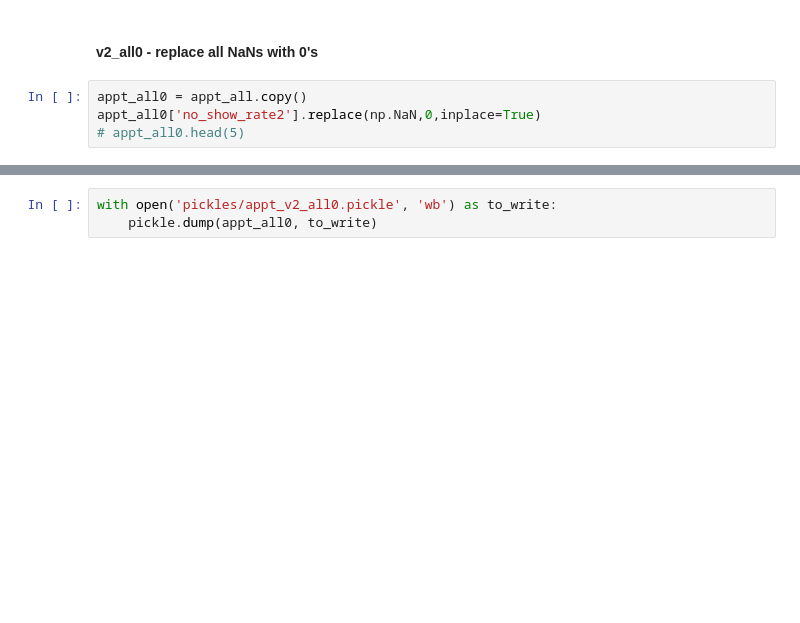
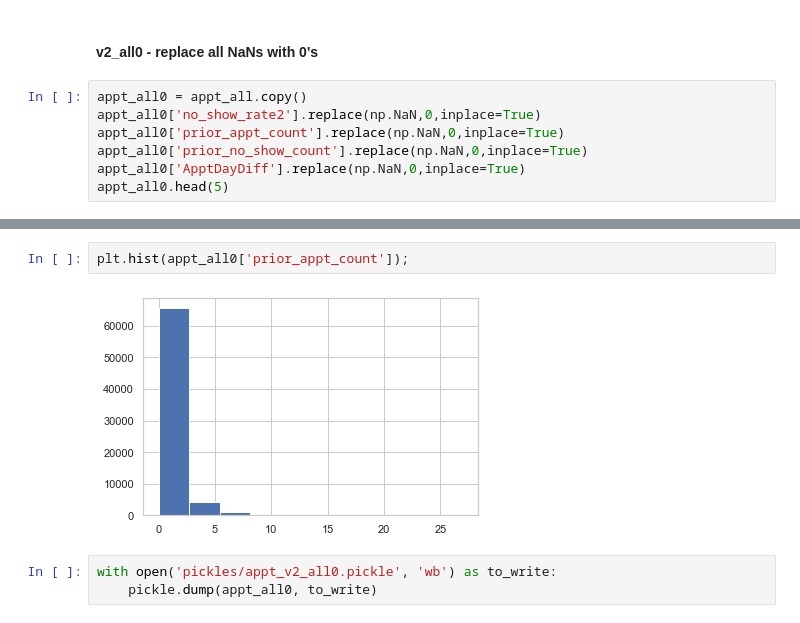
Before and after one commit to jocelynlau/metis-projects-2-5, a Jupyter notebook: project 3/2a. preliminary modeling and feature engineering.ipynb, the cells around one changed output, grey strips where cells are left out. Cells and saved outputs as stored; diff of their text form; blank space fills up the shorter version.

```diff
--- a/project 3/2a. preliminary modeling and feature engineering.ipynb
+++ b/project 3/2a. preliminary modeling and feature engineering.ipynb
@@ -443,4 +443,7 @@ appt_all.head(5)
 # %%
 appt_all0 = appt_all.copy()
 appt_all0['no_show_rate2'].replace(np.NaN,0,inplace=True)
-# appt_all0.head(5)
+appt_all0['prior_appt_count'].replace(np.NaN,0,inplace=True)
+appt_all0['prior_no_show_count'].replace(np.NaN,0,inplace=True)
+appt_all0['ApptDayDiff'].replace(np.NaN,0,inplace=True)
+appt_all0.head(5)
@@ -447,3 +458,7 @@ appt_all0['no_show_rate2'].replace(np.NaN,0,inplace=True)
+# %%
+plt.hist(appt_all0['prior_appt_count']);
+# %% [output]
+[figure, added]
 # %%
 with open('pickles/appt_v2_all0.pickle', 'wb') as to_write:
     pickle.dump(appt_all0, to_write)
```
Also changed, not shown: parts of 17 cells of this notebook, 10 other files.
